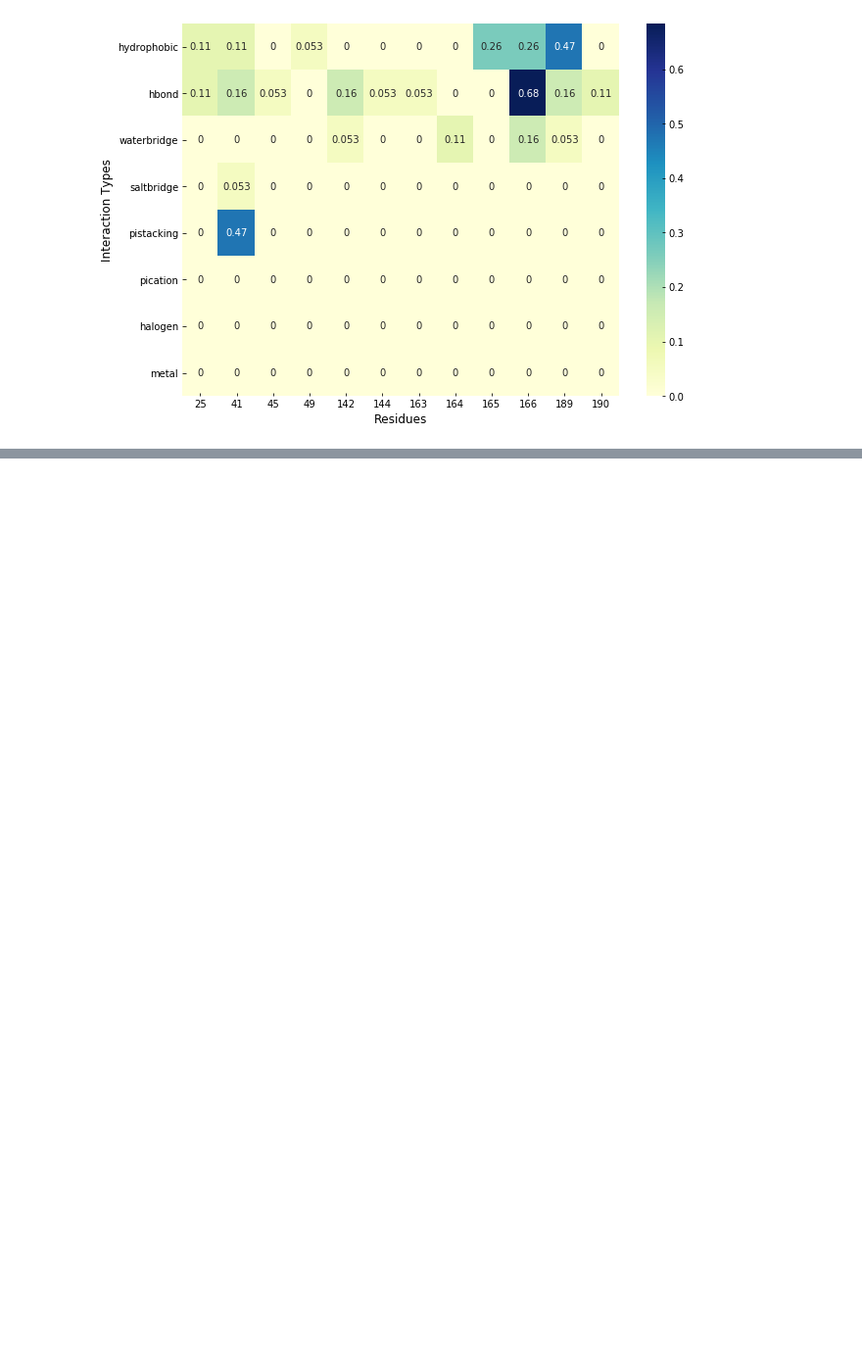
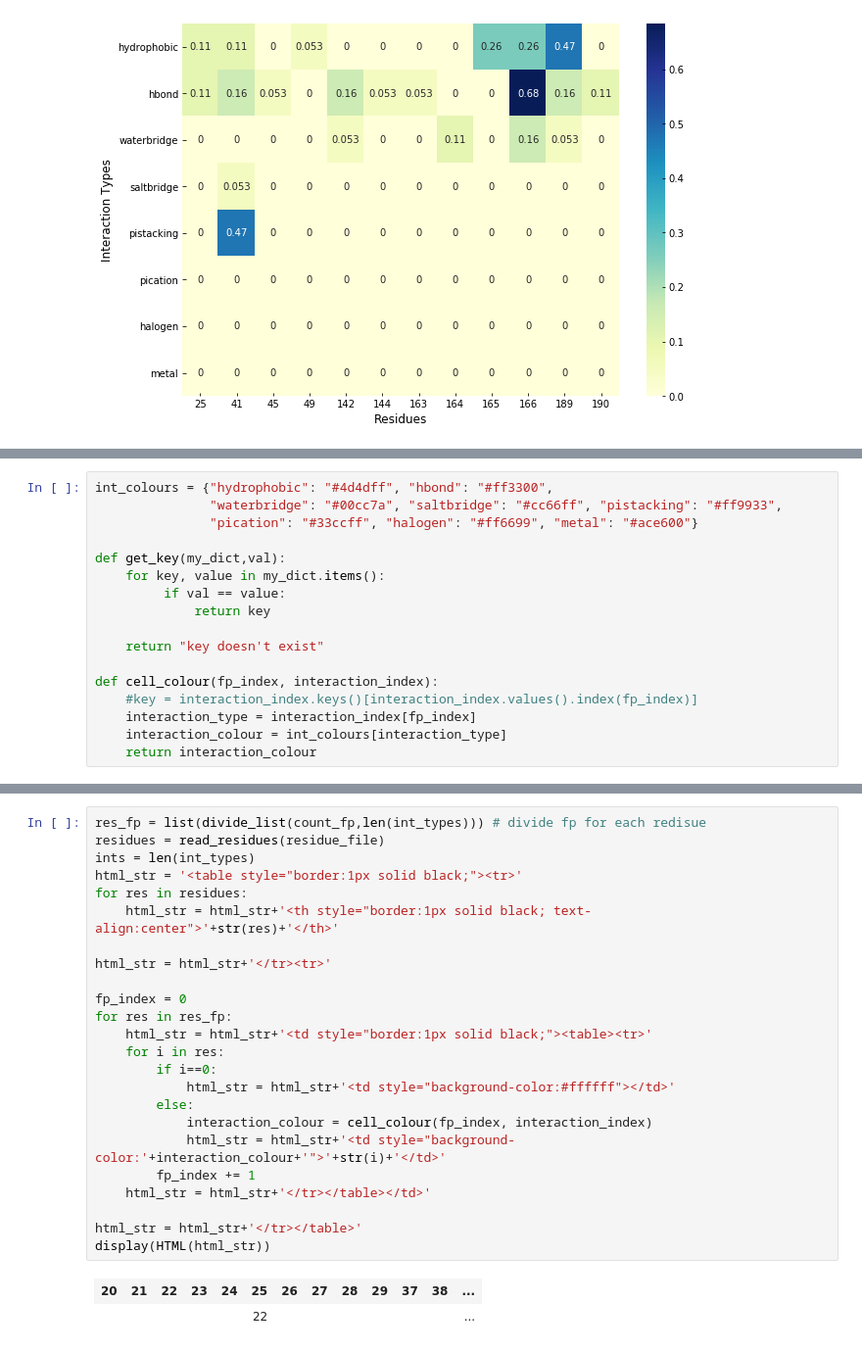
Before and after one commit to volkamerlab/plipify, a Jupyter notebook: plipify/Plipify.ipynb, the cells around one changed output, grey strips where cells are left out. Shown at 98% size. Saved outputs shown, nothing was run; the diff lists cells and outputs as text; blank space fills up the shorter version.

```diff
--- a/plipify/Plipify.ipynb
+++ b/plipify/Plipify.ipynb
@@ -256,0 +319,17 @@ plotdata
+# %%
+int_colours = {"hydrophobic": "#4d4dff", "hbond": "#ff3300",
+               "waterbridge": "#00cc7a", "saltbridge": "#cc66ff", "pistacking": "#ff9933",
+               "pication": "#33ccff", "halogen": "#ff6699", "metal": "#ace600"}
+
+def get_key(my_dict,val):
+    for key, value in my_dict.items():
+         if val == value:
+             return key
+
+    return "key doesn't exist"
+
+def cell_colour(fp_index, interaction_index):
+    #key = interaction_index.keys()[interaction_index.values().index(fp_index)]
+    interaction_type = interaction_index[fp_index]
+    interaction_colour = int_colours[interaction_type]
+    return interaction_colour
@@ -256,0 +372,27 @@ plotdata
+# %%
+res_fp = list(divide_list(count_fp,len(int_types))) # divide fp for each redisue
+residues = read_residues(residue_file)
+ints = len(int_types)
+html_str = '<table style="border:1px solid black;"><tr>'
+for res in residues:
+    html_str = html_str+'<th style="border:1px solid black; text-align:center">'+str(res)+'</th>'
+
+html_str = html_str+'</tr><tr>'
+
+fp_index = 0
+for res in res_fp:
+    html_str = html_str+'<td style="border:1px solid black;"><table><tr>'
+    for i in res:
+        if i==0:
+            html_str = html_str+'<td style="background-color:#ffffff"></td>'
+        else:
+            interaction_colour = cell_colour(fp_index, interaction_index)
+            html_str = html_str+'<td style="background-color:'+interaction_colour+'">'+str(i)+'</td>'
+        fp_index += 1
+    html_str = html_str+'</tr></table></td>'
+
+html_str = html_str+'</tr></table>'
+display(HTML(html_str))
+# %% [output]
+| 20 | 21 | 22 | 23 | 24 | 25 | 26 | 27 | 28 | 29 | 37 | 38 | ... |
+|  |  |  |  |  | 22 |  |  |  |  |  |  | ... |
```
Also changed, not shown: parts of 14 cells of this notebook.
